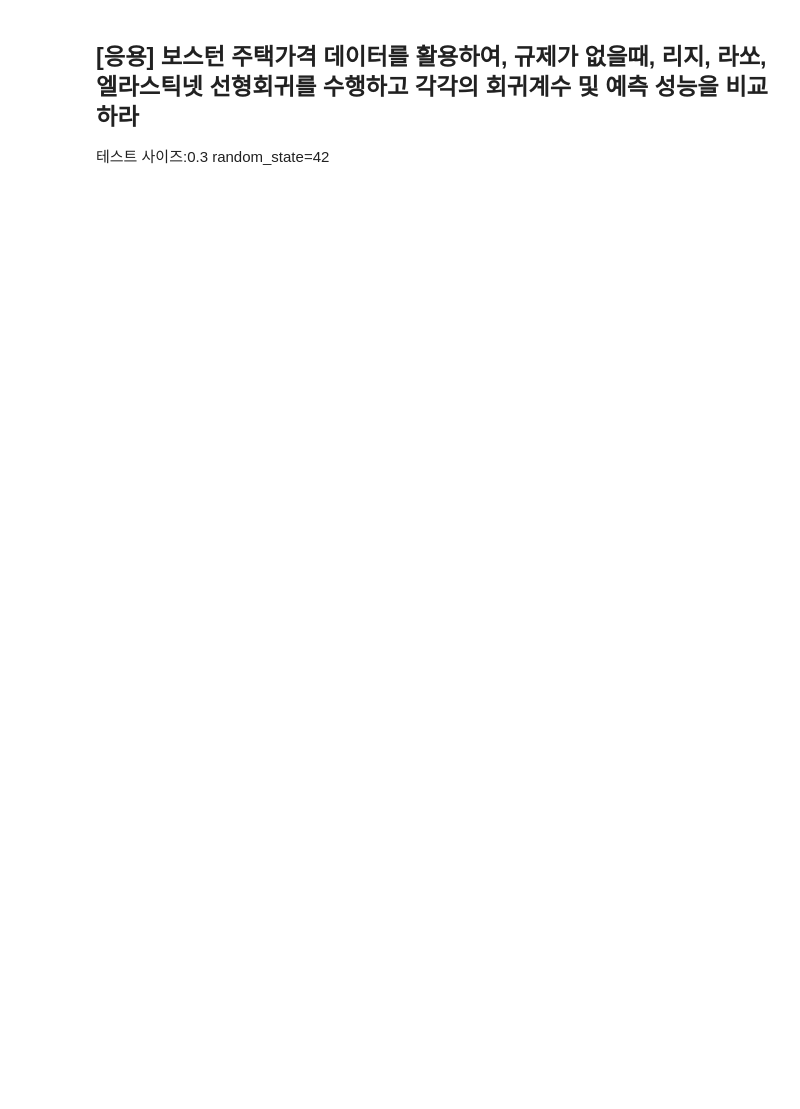
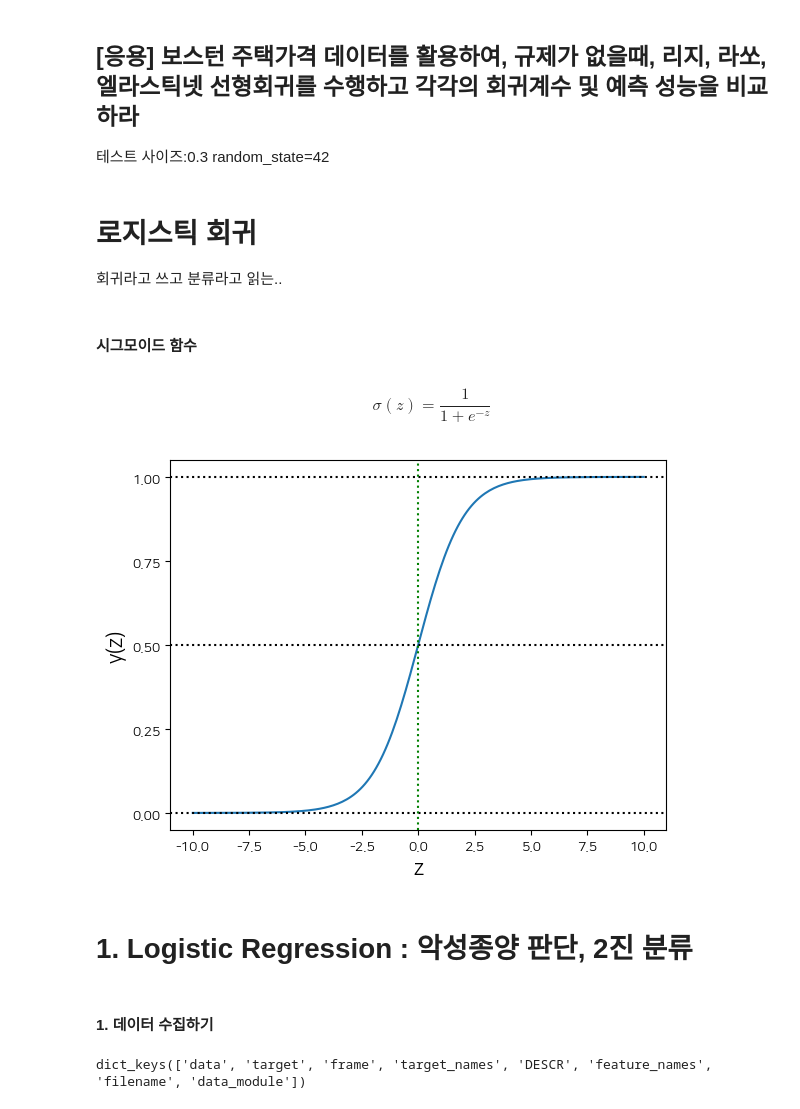
Before and after one commit to malcano/Data_Engineering_20, a Jupyter notebook: machinelearning/04ML.ipynb, the cells around one changed output. Saved outputs shown, nothing was run; the diff lists cells and outputs as text; code cells hidden in the pictures; blank space fills up the shorter version.

Commit message:
machine learning: logistics regression

```diff
--- a/machinelearning/04ML.ipynb
+++ b/machinelearning/04ML.ipynb
@@ -625,3 +803,9 @@ comp_df
 ## [응용] 보스턴 주택가격 데이터를 활용하여, 규제가 없을때, 리지, 라쏘, 엘라스틱넷 선형회귀를 수행하고 각각의 회귀계수 및 예측 성능을 비교하라
 테스트 사이즈:0.3
 random_state=42
+# %% [markdown]
+# 로지스틱 회귀
+
+회귀라고 쓰고 분류라고 읽는..
+# %% [markdown]
+#### 시그모이드 함수
@@ -627,0 +816,24 @@ random_state=42
+# %% [markdown]
+$$\sigma(z) = \frac{1}{1+e^{-z}}$$
+# %%
+####
+def sigmoid(z):
+    return 1.0 / (1 + np.exp(-z))
+
+z = np.linspace(-10, 10, 200)
+y = sigmoid(z)
+
+plt.plot(z, y)
+plt.axhline(y=0, linestyle=':', color='k')
+plt.axhline(y=0.5, linestyle=':', color='k')
+plt.axhline(y=1, linestyle=':', color='k')
+plt.axvline(x=0, linestyle=':', color='g')
+plt.yticks([0.0, 0.25, 0.5, 0.75, 1])
+plt.xlabel('z', fontsize=15)
+plt.ylabel('y(z)', fontsize=15);
+# %% [output]
+[figure, added]
+# %% [markdown]
+# 1. Logistic Regression : 악성종양 판단, 2진 분류
+# %% [markdown]
+#### 1. 데이터 수집하기
@@ -627,0 +847,4 @@ random_state=42
+# %%
+b_cancer.keys()
+# %% [output]
+dict_keys(['data', 'target', 'frame', 'target_names', 'DESCR', 'feature_names', 'filename', 'data_module'])
```
Also changed, not shown: parts of 60 cells of this notebook.
